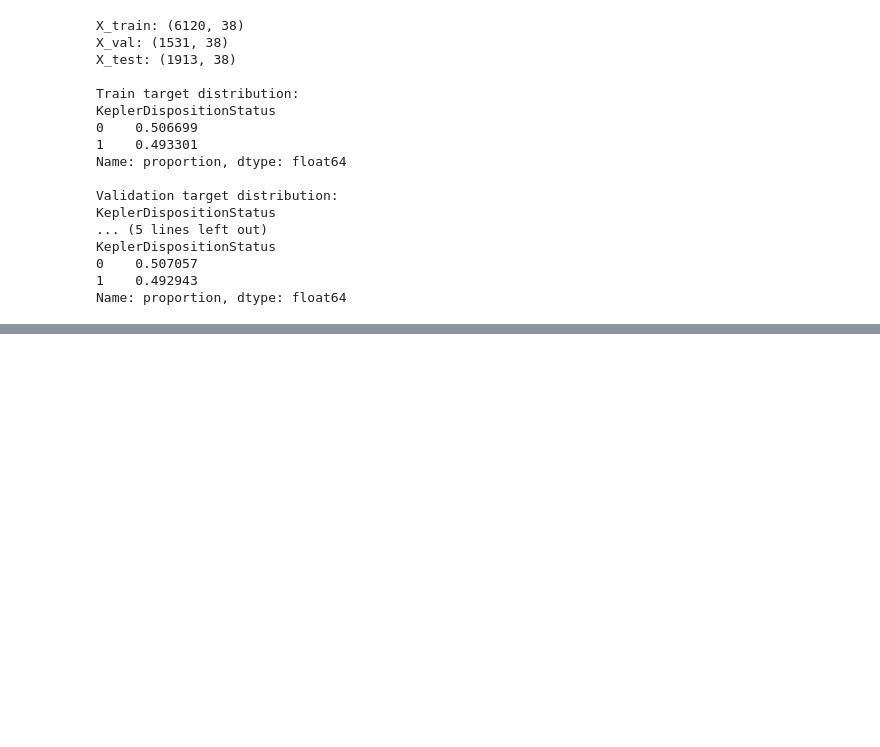
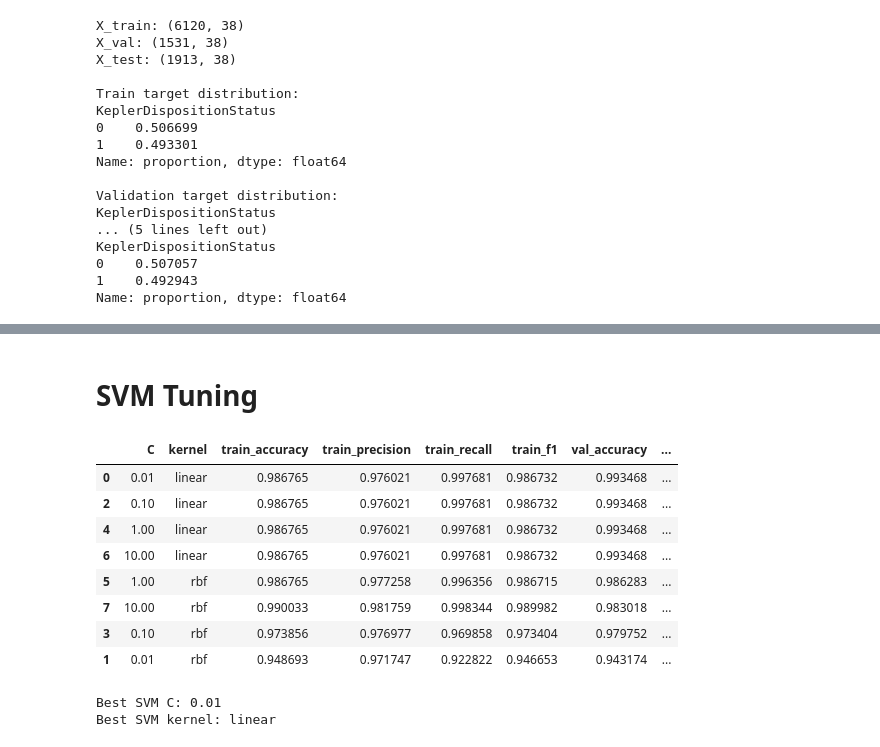
Before and after one commit to Waqarahmedkhan96/Machine-Learning-Lab, a Jupyter notebook: assignment_4_detecting exoplanets/detecting exoplanets.ipynb, the cells around one changed output, grey strips where cells are left out. Cells and saved outputs as stored; diff of their text form; code cells hidden in the pictures; blank space fills up the shorter version.

```diff
--- a/assignment_4_detecting exoplanets/detecting exoplanets.ipynb
+++ b/assignment_4_detecting exoplanets/detecting exoplanets.ipynb
@@ -451,0 +552,49 @@ Name: proportion, dtype: float64
+# %% [markdown]
+# SVM Tuning
+# %%
+svm_results = []
+
+for C in [0.01, 0.1, 1, 10]:
+    for kernel in ["linear", "rbf"]:
+        svm_model = SVC(C=C,
+                        kernel=kernel,
+                        random_state=42)
+        svm_model.fit(X_train_scaled, y_train)
+
+        y_train_pred = svm_model.predict(X_train_scaled)
+        y_val_pred = svm_model.predict(X_val_scaled)
+
+        svm_results.append({
+            "C": C,
+            "kernel": kernel,
+            "train_accuracy": accuracy_score(y_train, y_train_pred),
+            "train_precision": precision_score(y_train, y_train_pred, zero_division=0),
+            "train_recall": recall_score(y_train, y_train_pred, zero_division=0),
+            "train_f1": f1_score(y_train, y_train_pred, zero_division=0),
+            "val_accuracy": accuracy_score(y_val, y_val_pred),
+            "val_precision": precision_score(y_val, y_val_pred, zero_division=0),
+            "val_recall": recall_score(y_val, y_val_pred, zero_division=0),
+            "val_f1": f1_score(y_val, y_val_pred, zero_division=0)
+        })
+
+svm_results_df = pd.DataFrame(svm_results).sort_values(by="val_f1", ascending=False)
+svm_results_df
+# %% [output]
+|  | C | kernel | train_accuracy | train_precision | train_recall | train_f1 | val_accuracy | ... |
+| 0 | 0.01 | linear | 0.986765 | 0.976021 | 0.997681 | 0.986732 | 0.993468 | ... |
+| 2 | 0.10 | linear | 0.986765 | 0.976021 | 0.997681 | 0.986732 | 0.993468 | ... |
+| 4 | 1.00 | linear | 0.986765 | 0.976021 | 0.997681 | 0.986732 | 0.993468 | ... |
+| 6 | 10.00 | linear | 0.986765 | 0.976021 | 0.997681 | 0.986732 | 0.993468 | ... |
+| 5 | 1.00 | rbf | 0.986765 | 0.977258 | 0.996356 | 0.986715 | 0.986283 | ... |
+| 7 | 10.00 | rbf | 0.990033 | 0.981759 | 0.998344 | 0.989982 | 0.983018 | ... |
+| 3 | 0.10 | rbf | 0.973856 | 0.976977 | 0.969858 | 0.973404 | 0.979752 | ... |
+| 1 | 0.01 | rbf | 0.948693 | 0.971747 | 0.922822 | 0.946653 | 0.943174 | ... |
+# %%
+best_svm_C = svm_results_df.iloc[0]["C"]
+best_svm_kernel = svm_results_df.iloc[0]["kernel"]
+
+print("Best SVM C:", best_svm_C)
+print("Best SVM kernel:", best_svm_kernel)
+# %% [output]
+Best SVM C: 0.01
+Best SVM kernel: linear
```
Also changed, not shown: parts of 17 cells of this notebook.
